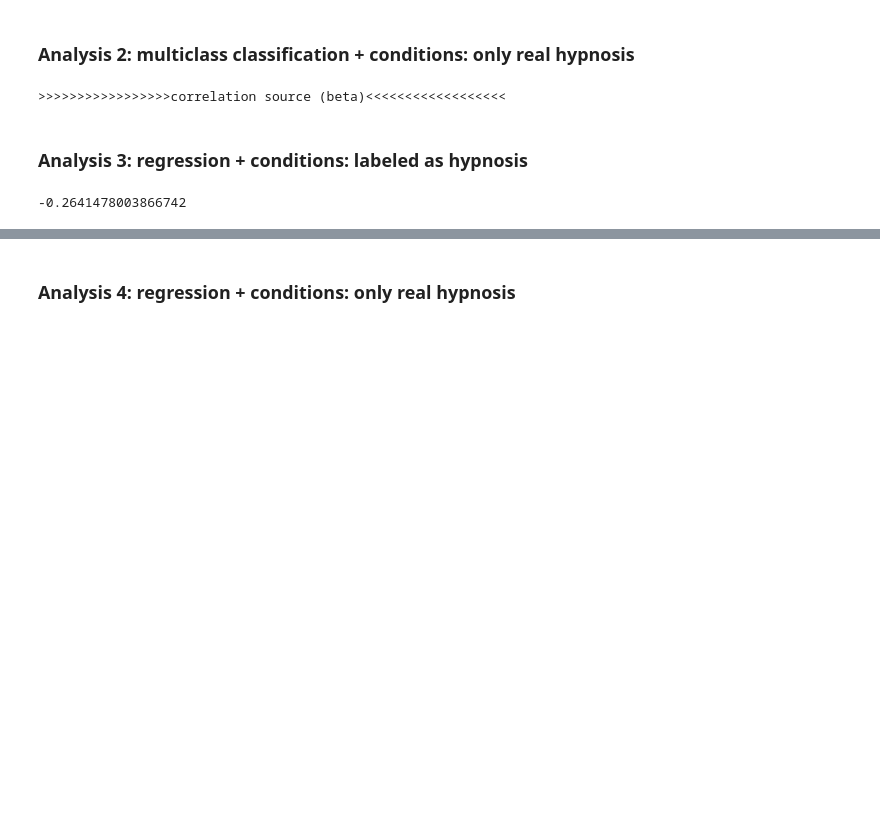
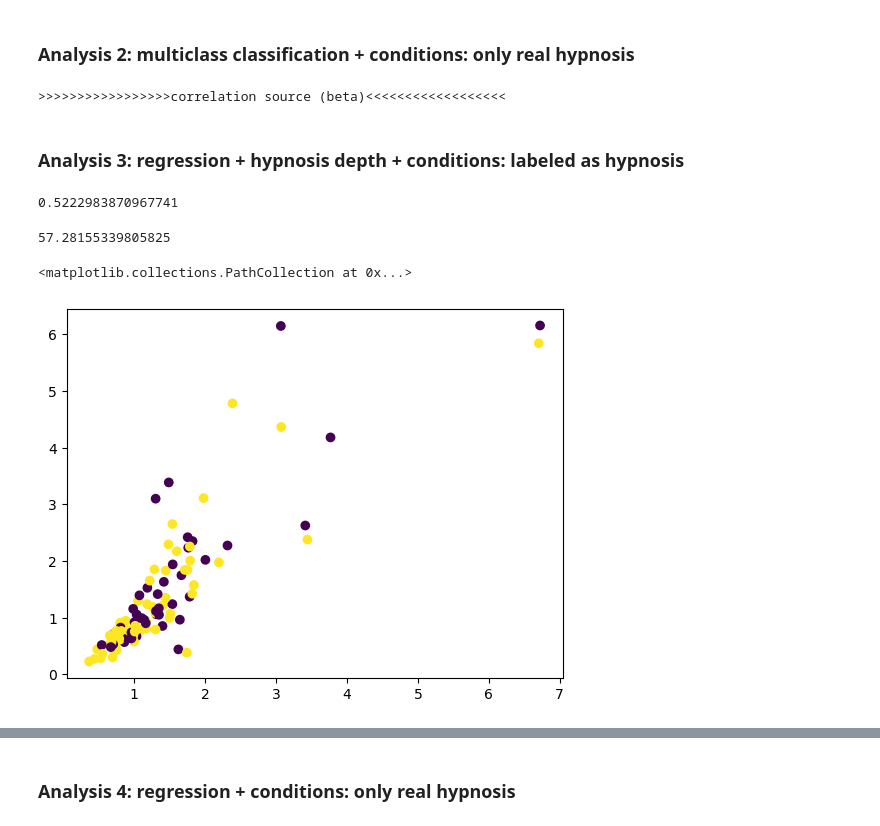
Before and after one commit to Yeganehfrh/SugNet, a Jupyter notebook: notebooks/archived/post_hoc_analysis.ipynb, the cells around one changed output, grey strips where cells are left out. Drawn from its saved outputs; the diff is of its cells as text; code cells hidden in the pictures; blank space fills up the shorter version.

```diff
--- a/notebooks/archived/post_hoc_analysis.ipynb
+++ b/notebooks/archived/post_hoc_analysis.ipynb
@@ -178,5 +178,5 @@ print('>>> chance_level=', unique_groups['medium'] / len(y) * 100)
 # %% [output]
 >>>>>>>>>>>>>>>>>correlation source (beta)<<<<<<<<<<<<<<<<<<
 # %% [markdown]
-### Analysis 3: regression + conditions: labeled as hypnosis
+### Analysis 3: regression + hypnosis depth + conditions: labeled as hypnosis
 # %%
@@ -187,9 +189,9 @@ from sklearn.metrics import r2_score
 # regression using xgboost
 
 params = {
-    "n_estimators": 500,
+    "n_estimators": 100,
     "max_depth": 4,
-    "min_samples_split": 5,
+    "min_samples_split": 2,
     "learning_rate": 0.01,
     "loss": "squared_error",
 }
@@ -197,28 +199,56 @@ params = {
 # 5. Xy
 X = DATA[['bids_id', 'procedure']].values
 y = DATA['hypnosis_depth'].values
+y = DATA['hypnosis_depth'].apply(lambda x: 0 if x <= 5 else 1).values
 groups = DATA['bids_id']
 
-models_test_scores = []
-cv = GroupShuffleSplit(20, test_size=0.3)
+mse_all = []
+r2_all = []
+cv = GroupShuffleSplit(50, test_size=0.3)
 
 # PIPELINE
 pipe = Pipeline(steps=[
-('extract', FeatureExtractor(kind='correlation source', frequency_band='beta')),
+('extract', FeatureExtractor(kind='power sensor', frequency_band='gamma')),
 ('zerovar', VarianceThreshold(threshold=0.0)),
 ('scale', StandardScaler()),
-('regr', GradientBoostingRegressor(**params)),
+# ('regr', GradientBoostingRegressor(**params)),
+# ('regr', SVR(kernel='linear', C=1, gamma=0.1)),
+('cls', SVC(kernel='linear', max_iter=1000000)),
 ])
 
 test_scores= []
+y_preds = []
+accuracys = []
 for train, test in cv.split(X, y, groups):
+    # random.shuffle(y)
     pipe.fit(X[train], y[train])
-    mse = ((y[test] - pipe.predict(X[test])) ** 2).mean()
-    mae = mean_absolute_error(y[test], pipe.predict(X[test]))
-    r2 = r2_score(y[test], pipe.predict(X[test]))
+    y_pred = pipe.predict(X[test])
+    y_preds.append(y_pred)
+    accuracys.append((y[test] == y_pred).mean())
+    # accuracys.append(y[test] == pipe.predict(X[test]).mean())
+    test_scores.append(pipe.score(X[test], y[test]))
+    # mse = mean_squared_error(y[train], pipe.predict(X[train]))
+    # percetage_error = mape(y[test], pipe.predict(X[test]))
+    # r2 = r2_score(y[test], pipe.predict(X[test]))
 
-    models_test_scores.append(r2)
+    # mse_all.append(mse)
+    # r2_all.append(r2)
 
-np.array(models_test_scores).mean()
+np.array(test_scores).mean()
 # %% [output]
--0.2641478003866742
+0.5222983870967741
+# %%
+unique, count = np.unique(y, return_counts=True)
+unique_groups = dict(zip(unique, count))
+unique_groups[1] / len(y) * 100
+# %% [output]
+57.28155339805825
+# %%
+X = DATA[['bids_id', 'procedure']].values
+y = DATA['hypnosis_depth'].apply(lambda x: 0 if x <= 5 else 1).values
+# %%
+powers = FeatureExtractor(kind='power sensor', frequency_band='theta').transform(X, y)
+plt.scatter(powers['FZ_theta'], powers['PZ_theta'], c=y_, cmap='viridis')
+# %% [output]
+<matplotlib.collections.PathCollection at 0x...>
+[figure, added]
```
Also changed, not shown: parts of 6 cells of this notebook.
